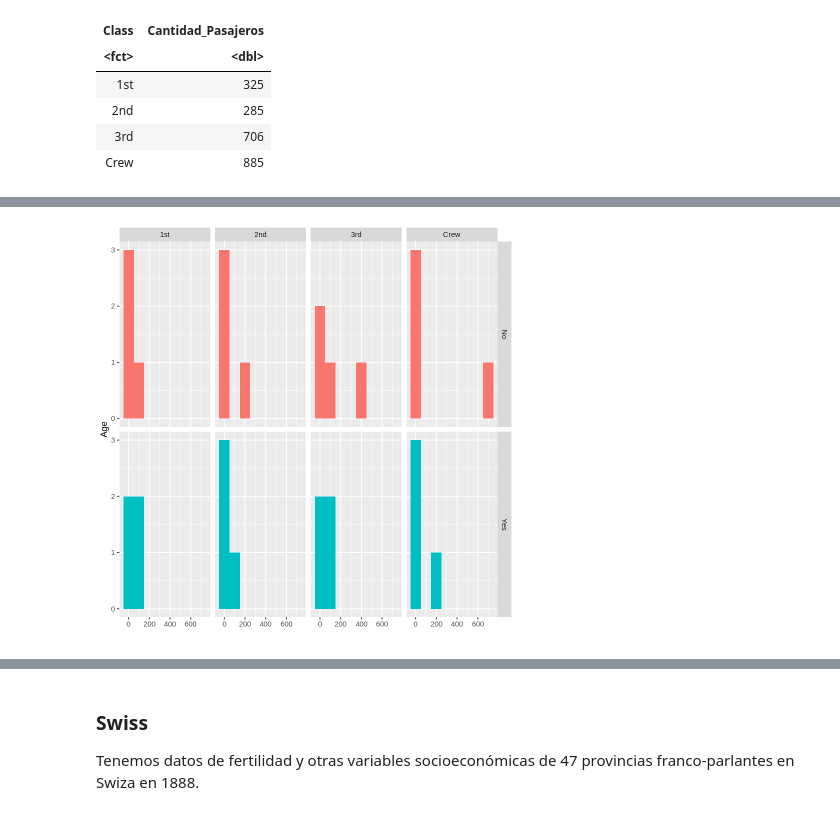
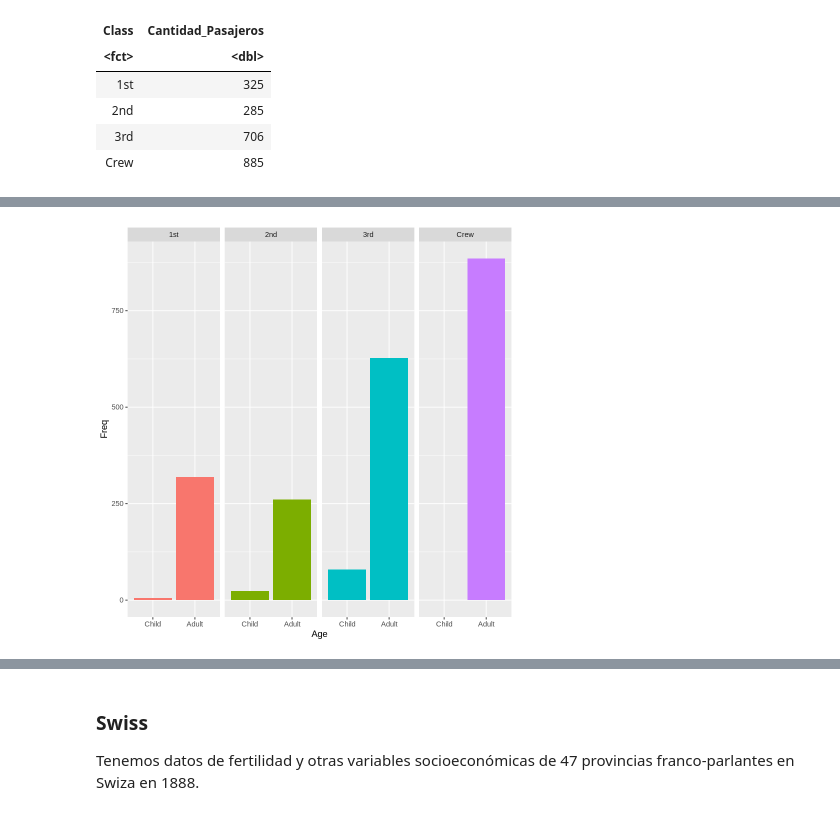
Before and after one commit to Skalas/Matematicas-computacionales-fall2020, a Jupyter notebook: alumnos/anacris2802/Tarea R.ipynb, the cells around one changed output, grey strips where cells are left out. Drawn from its saved outputs; the diff is of its cells as text; code cells hidden in the pictures.

```diff
--- a/alumnos/anacris2802/Tarea R.ipynb
+++ b/alumnos/anacris2802/Tarea R.ipynb
@@ -135,7 +141,6 @@ A tibble: 4 × 2
 # %%
-ggplot(t,aes(Freq, fill=Survived)) +
-    geom_histogram(binwidth=100) + xlab(" ")+
-       ylab("Age") + facet_grid(Survived~Class) +
+ggplot(t,aes(Age,Freq, fill=Class)) +
+    geom_bar(stat='identity')+facet_grid(~Class)+
        theme(legend.position="none")
 # %% [output]
-[figure, old version]
+[figure, new version]
```
Also changed, not shown: parts of 14 cells of this notebook.
